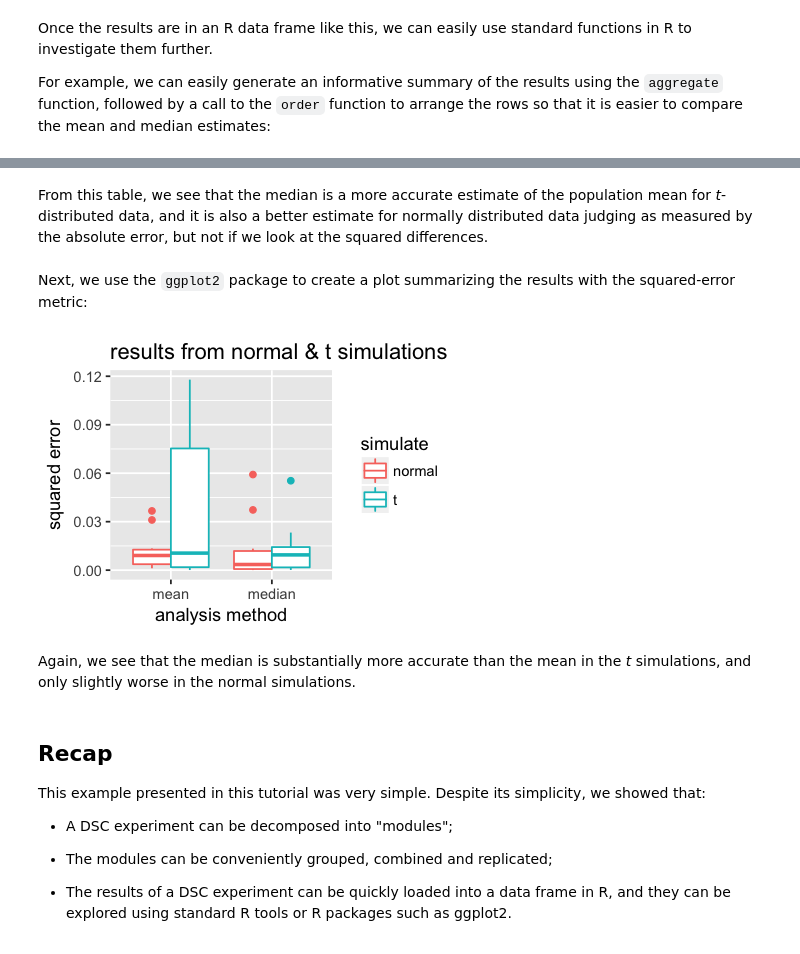
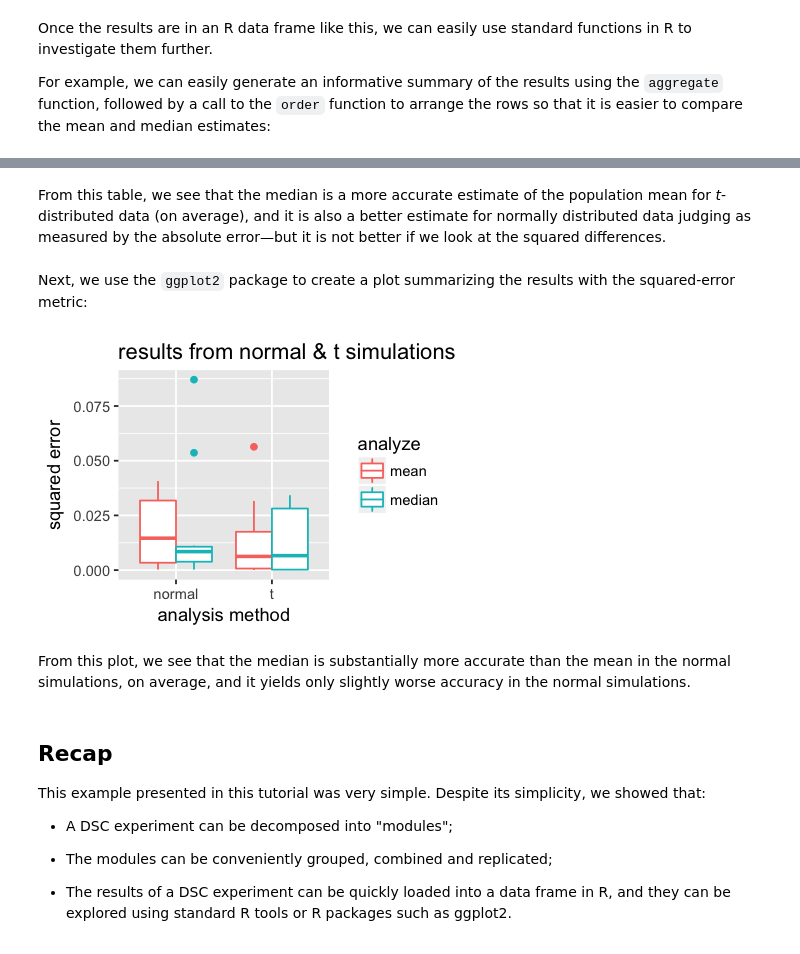
Before and after one commit to stephenslab/dsc-wiki, a Jupyter notebook: tutorials/Intro_DSC.ipynb, the cells around one changed output, grey strips where cells are left out. Saved outputs shown, nothing was run; the diff lists cells and outputs as text; code cells hidden in the pictures.

Commit message:
Fixed plotting code in Intro_DSC tutorial.

```diff
--- a/tutorials/Intro_DSC.ipynb
+++ b/tutorials/Intro_DSC.ipynb
@@ -201,25 +201,25 @@ dscsummary[with(dscsummary,order(simulate,score)),]
 # %% [markdown]
-From this table, we see that the median is a more accurate estimate of the population mean for *t*-distributed data, and it is also a better estimate for normally distributed data judging as measured by the absolute error, but not if we look at the squared differences.
+From this table, we see that the median is a more accurate estimate of the population mean for *t*-distributed data (on average), and it is also a better estimate for normally distributed data judging as measured by the absolute error—but it is not better if we look at the squared differences.
 # %% [markdown]
 Next, we use the `ggplot2` package to create a plot summarizing the results with the squared-error metric:
 # %%
 # Load the ggplot2 package and set up graphics within the Jupyter environment.
 library(ggplot2)
 library(repr)
 options(repr.plot.width = 3.5,repr.plot.height = 2.5)
 
-# Select the DSC results with the squared-error metric only.
-pdat <- subset(dscout,score == "sq_err")
+# Select the DSC results with the squared-error metric only, removing unusually large errors.
+pdat <- subset(dscout,score == "sq_err" & score.error < 0.1)
 
 # Create a combined violin and dotplot summarizing the accuracy of
 # the two analysis methods ("mean" and "median")
-qplot(analyze,score.error,data = pdat,color = simulate,geom = "boxplot",
+qplot(x = simulate,y = score.error,data = pdat,color = analyze,geom = "boxplot",
       xlab = "analysis method",ylab = "squared error",
       main = "results from normal & t simulations")
 # %% [output]
-[figure, old version]
+[figure, new version]
 # %% [markdown]
-Again, we see that the median is substantially more accurate than the mean in the *t* simulations, and only slightly worse in the normal simulations.
+From this plot, we see that the median is substantially more accurate than the mean in the normal simulations, on average, and it yields only slightly worse accuracy in the normal simulations.
 # %% [markdown]
 ## Recap
 
```
Also changed, not shown: parts of 4 cells of this notebook, 1 other file.
